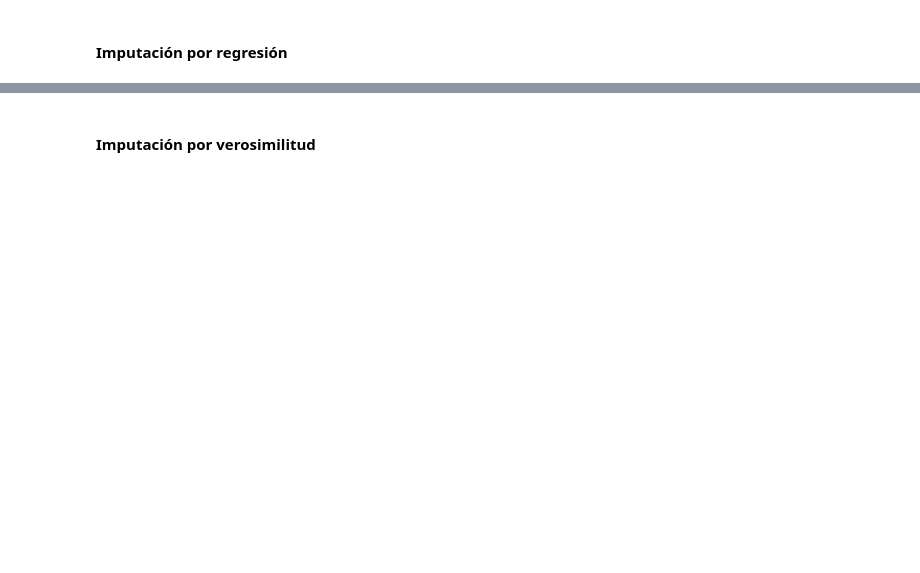
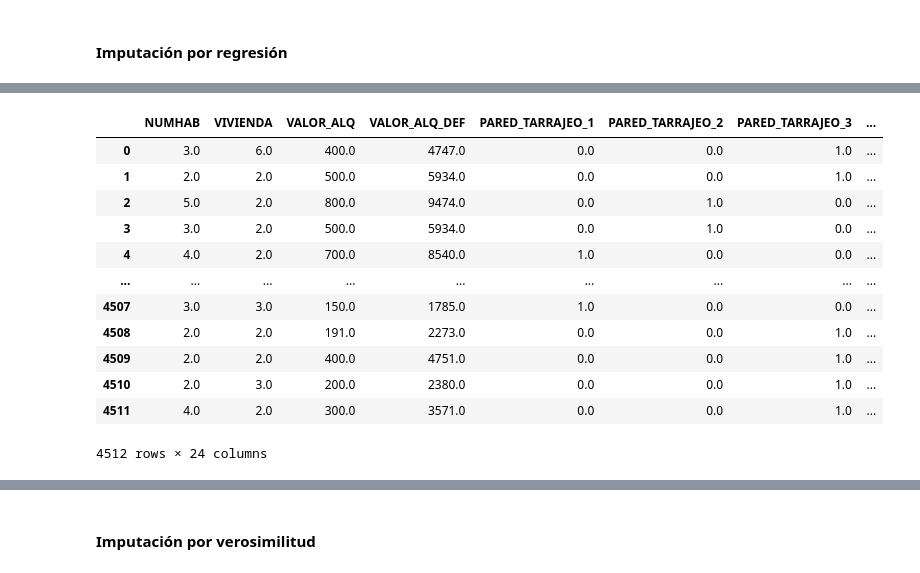
Before and after one commit to jeguns/EP7173, a Jupyter notebook: Unidad 03/03_Tratamiento_de_valores_perdidos.ipynb, the cells around one changed output, grey strips where cells are left out. Cells and saved outputs as stored; diff of their text form; code cells hidden in the pictures; blank space fills up the shorter version.

```diff
--- a/Unidad 03/03_Tratamiento_de_valores_perdidos.ipynb
+++ b/Unidad 03/03_Tratamiento_de_valores_perdidos.ipynb
@@ -270,0 +780,17 @@ df_2_regre.columns = df_2.columns # el data frame imputado pasa a tener los mism
+# %%
+df_2_regre.columns = df_2.columns # el data frame imputado pasa a tener los mismos nombres de columna que el df original
+df_2_regre
+# %% [output]
+|  | NUMHAB | VIVIENDA | VALOR_ALQ | VALOR_ALQ_DEF | PARED_TARRAJEO_1 | PARED_TARRAJEO_2 | PARED_TARRAJEO_3 | ... |
+| 0 | 3.0 | 6.0 | 400.0 | 4747.0 | 0.0 | 0.0 | 1.0 | ... |
+| 1 | 2.0 | 2.0 | 500.0 | 5934.0 | 0.0 | 0.0 | 1.0 | ... |
+| 2 | 5.0 | 2.0 | 800.0 | 9474.0 | 0.0 | 1.0 | 0.0 | ... |
+| 3 | 3.0 | 2.0 | 500.0 | 5934.0 | 0.0 | 1.0 | 0.0 | ... |
+| 4 | 4.0 | 2.0 | 700.0 | 8540.0 | 1.0 | 0.0 | 0.0 | ... |
+| ... | ... | ... | ... | ... | ... | ... | ... | ... |
+| 4507 | 3.0 | 3.0 | 150.0 | 1785.0 | 1.0 | 0.0 | 0.0 | ... |
+| 4508 | 2.0 | 2.0 | 191.0 | 2273.0 | 0.0 | 0.0 | 1.0 | ... |
+| 4509 | 2.0 | 2.0 | 400.0 | 4751.0 | 0.0 | 0.0 | 1.0 | ... |
+| 4510 | 2.0 | 3.0 | 200.0 | 2380.0 | 0.0 | 0.0 | 1.0 | ... |
+| 4511 | 4.0 | 2.0 | 300.0 | 3571.0 | 0.0 | 0.0 | 1.0 | ... |
+4512 rows × 24 columns
```
Also changed, not shown: parts of 75 cells of this notebook.
